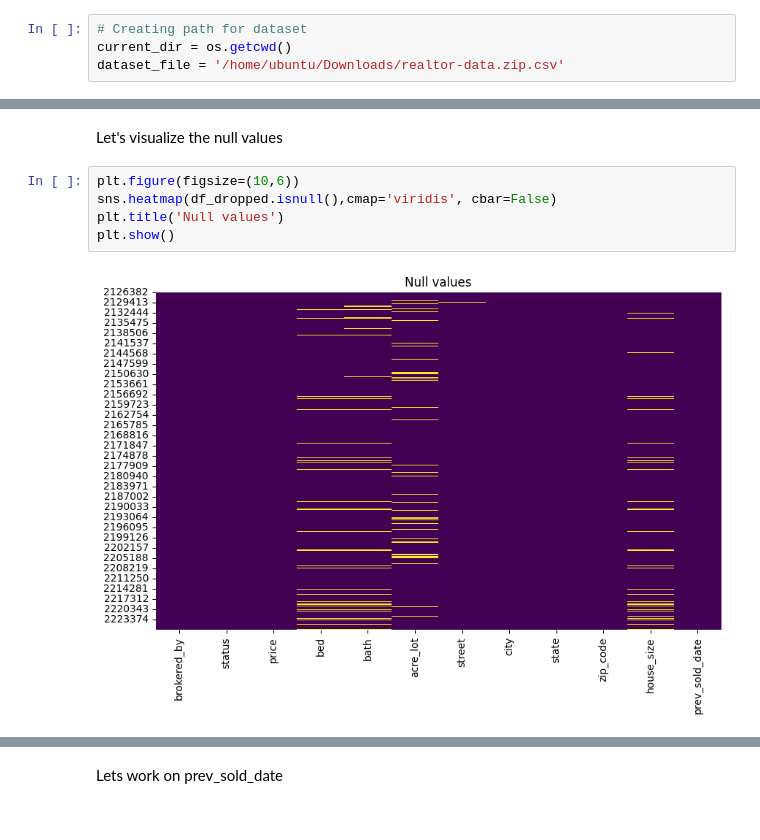
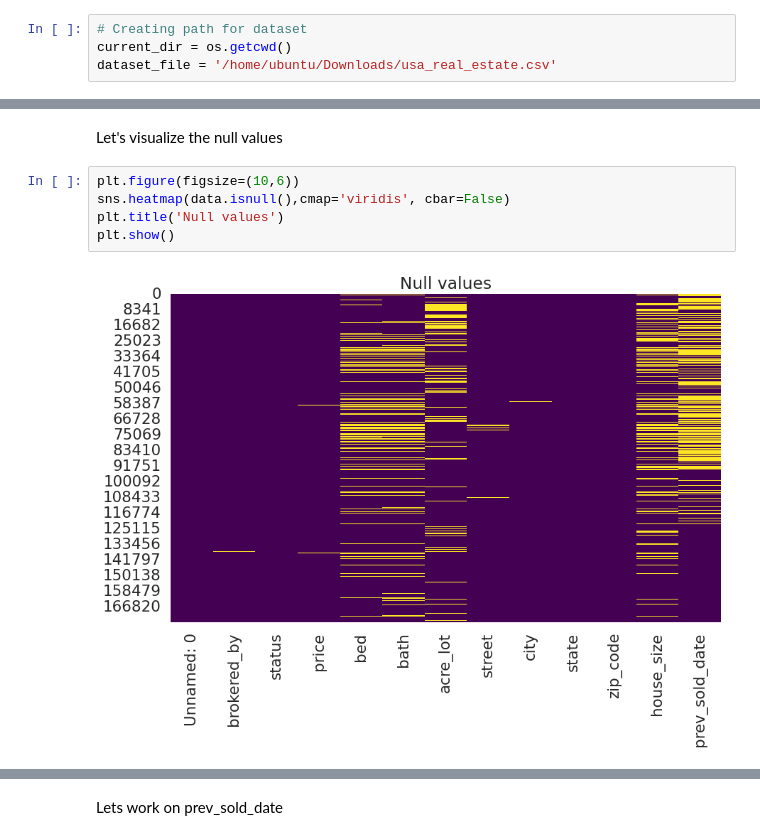
Before and after one commit to Jagannath29/usa_real_estate_price_prediction, a Jupyter notebook: price_prediction.ipynb, the cells around one changed output, grey strips where cells are left out. Cells and saved outputs as stored; diff of their text form.

```diff
--- a/price_prediction.ipynb
+++ b/price_prediction.ipynb
@@ -7,7 +7,7 @@ import seaborn as sns
 # %%
 # Creating path for dataset
 current_dir = os.getcwd()
-dataset_file = '/home/ubuntu/Downloads/realtor-data.zip.csv'
+dataset_file = '/home/ubuntu/Downloads/usa_real_estate.csv'
 # %%
 dataset_path = os.path.join(current_dir, dataset_file)
 # %%
@@ -106,10 +102,10 @@ dtype: int64
 Let's visualize the null values
 # %%
 plt.figure(figsize=(10,6))
-sns.heatmap(df_dropped.isnull(),cmap='viridis', cbar=False)
+sns.heatmap(data.isnull(),cmap='viridis', cbar=False)
 plt.title('Null values')
 plt.show()
 # %% [output]
-[figure, old version]
+[figure, new version]
 # %%
 plt.figure(figsize=(10, 6))
```
Also changed, not shown: parts of 108 cells of this notebook.
